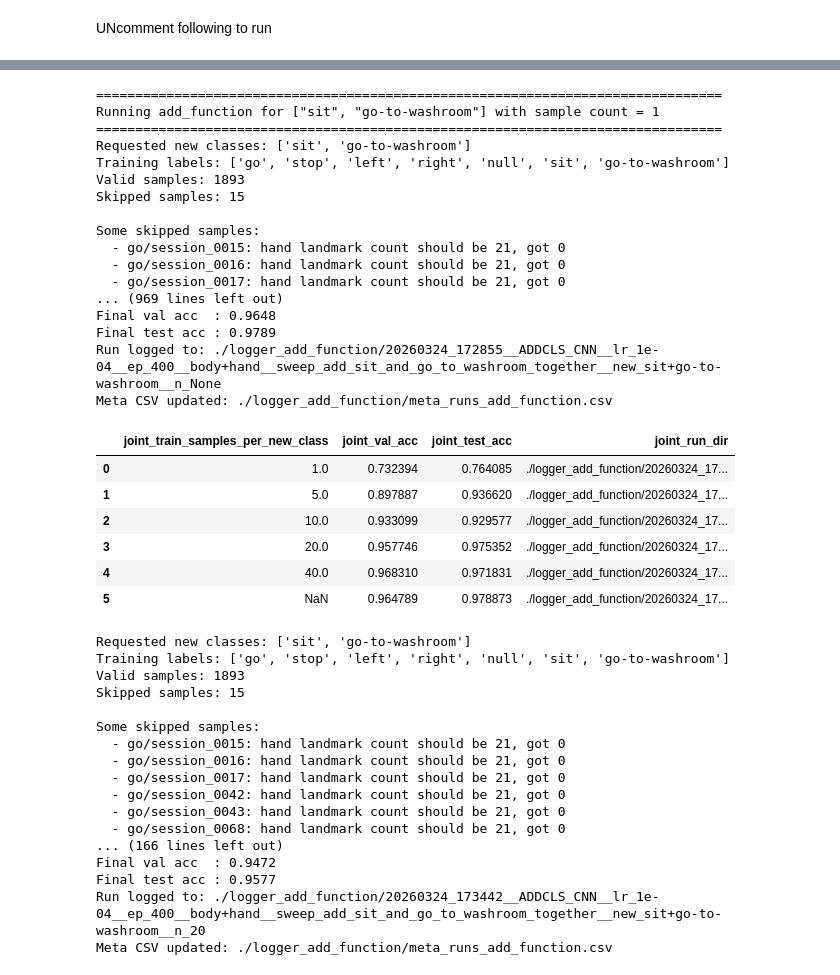
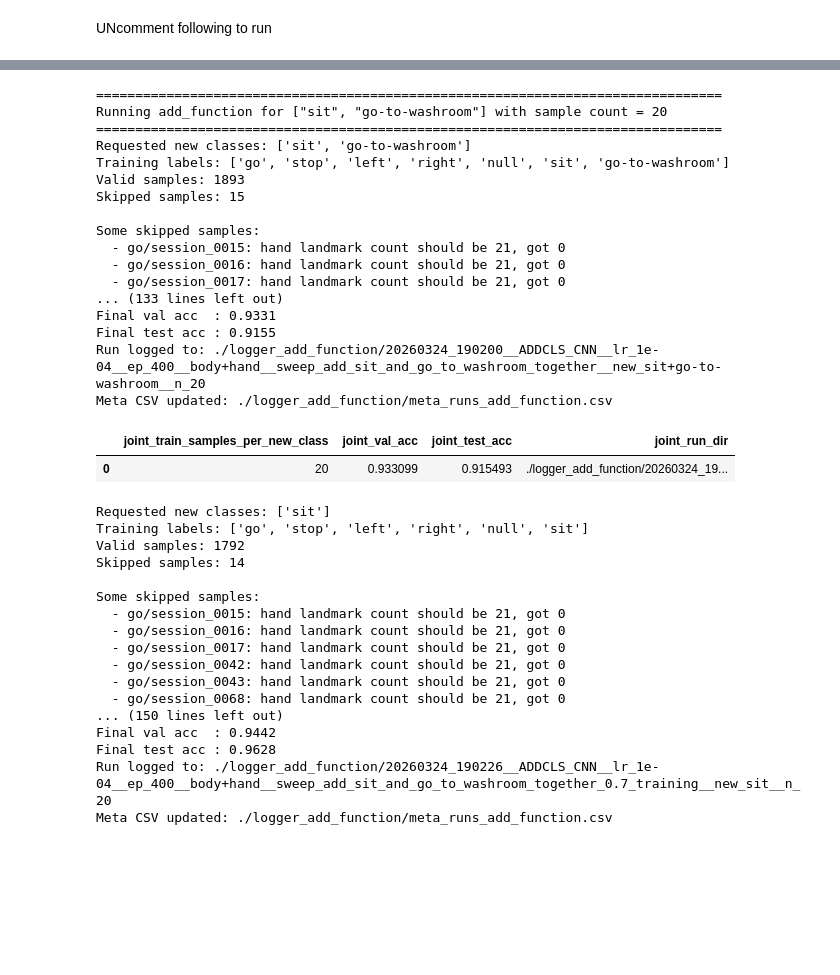
Before and after one commit to gaoqihan/Gesture-Classifier, a Jupyter notebook: gesture_classifier_multimodal.ipynb, the cells around one changed output, grey strips where cells are left out. Saved outputs shown, nothing was run; the diff lists cells and outputs as text; code cells hidden in the pictures; blank space fills up the shorter version.

```diff
--- a/gesture_classifier_multimodal.ipynb
+++ b/gesture_classifier_multimodal.ipynb
@@ -11,7 +11,7 @@ import numpy as np
 import torch
 from torch.utils.data import Dataset, DataLoader
 
-DATA_ROOT = "hand_dummy/data"
+DATA_ROOT = "hand_dummy/merged_data_2"
 
 VIDEO_INPUT_ENABLED = False
 BODY_POSE_INPUT_ENABLED = True
@@ -20,7 +20,7 @@ HAND_POSE_INPUT_ENABLED = True
 LABELS = ["go", "stop", "left", "right", "null"]
 
 # Use None to keep all 17 body landmarks
-BODY_LANDMARK_USED = [5, 6,7,  8,9, 10,11,12]
+BODY_LANDMARK_USED = [5, 6,8,10,11,12]
 
 BATCH_SIZE = 16
 NUM_WORKERS = 0
@@ -670,7 +671,7 @@ DROPOUT = 0.3
 # ------------------------------------------------
 # Early Stopping
 # ------------------------------------------------
-EARLY_STOPPING_PATIENCE = 10   # stop if no improvement for this many epochs
+EARLY_STOPPING_PATIENCE = 30   # stop if no improvement for this many epochs
 EARLY_STOPPING_MIN_DELTA = 1e-4  # minimum val loss improvement to count
 
 # ------------------------------------------------
@@ -2127,8 +2128,8 @@ from sklearn.metrics import confusion_matrix, classification_report, precision_r
 # ------------------------------------------------
 # Paths
 # ------------------------------------------------
-FINETUNING_DATA_ROOT = "./hand_dummy/data_finetune"
-PRETRAINED_RUN_DIR = "./logger/20260324_140858__CNN__lr_1e-04__ep_400__body+hand__early_fusion"
+FINETUNING_DATA_ROOT = "./hand_dummy/data_finetune_xueying"
+PRETRAINED_RUN_DIR = "logger/20260402_135721__CNN__lr_1e-04__ep_400__body+hand__early_fusion"
 FINETUNE_LOGGER_ROOT = "./logger_finetuning"
 
 os.makedirs(FINETUNE_LOGGER_ROOT, exist_ok=True)
@@ -2136,7 +2137,7 @@ os.makedirs(FINETUNE_LOGGER_ROOT, exist_ok=True)
 # ------------------------------------------------
 # Finetuning split
 # ------------------------------------------------
-FINETUNE_NUM_SAMPLES = 100
+FINETUNE_NUM_SAMPLES = 150
 FINETUNE_RANDOM_SEED = 42
 FINETUNE_STRATIFY = True
 
@@ -2149,7 +2150,7 @@ INFERENCE_ONLY = False   # True = no training, directly evaluate on new dataset
 # Finetuning training
 # ------------------------------------------------
 FINETUNE_EPOCHS = 200
-FINETUNE_LEARNING_RATE = 1e-2
+FINETUNE_LEARNING_RATE = 1e-4
 FINETUNE_WEIGHT_DECAY = 1e-4
 FINETUNE_BATCH_SIZE = 4
 FINETUNE_NUM_WORKERS = 0
@@ -3484,9 +3485,9 @@ ADD_FUNCTION_LOGGER_ROOT = "./logger_add_function"
 ADD_FUNCTION_RUN_NOTE = "add_new_class"
 
 # Split
-ADD_FUNCTION_TRAIN_RATIO = 0.2
-ADD_FUNCTION_VAL_RATIO = 0.4
-ADD_FUNCTION_TEST_RATIO = 0.4
+ADD_FUNCTION_TRAIN_RATIO = 0.7
+ADD_FUNCTION_VAL_RATIO = 0.15
+ADD_FUNCTION_TEST_RATIO = 0.15
 ADD_FUNCTION_RANDOM_SEED = 42
 ADD_FUNCTION_STRATIFY = True
 
@@ -4479,7 +4462,7 @@ Meta CSV updated: ./logger_add_function/meta_runs_add_function.csv
 # This tests joint addition:
 #   original -> [sit, go-to-washroom]
 
-JOINT_NEW_CLASS_SAMPLE_SWEEP = [1, 5, 10, 20, 40, None]
+JOINT_NEW_CLASS_SAMPLE_SWEEP = [20]
 
 BASE_PREVIOUS_RUN_DIR = PREVIOUS_RUN_DIR_FOR_EXPANSION
 
@@ -4496,59 +4479,54 @@ for n_joint in JOINT_NEW_CLASS_SAMPLE_SWEEP:
         new_class_train_samples=n_joint,   # applies to each requested new class
         init_mode="expand_from_checkpoint",
         previous_run_dir=BASE_PREVIOUS_RUN_DIR,
         logger_root=ADD_FUNCTION_LOGGER_ROOT,
         run_note="sweep_add_sit_and_go_to_washroom_together",
     )
 
     joint_sweep_results.append({
         "joint_train_samples_per_new_class": n_joint,
         "joint_val_acc": joint_result["val_metrics"]["acc"],
         "joint_test_acc": joint_result["test_metrics"]["acc"],
         "joint_run_dir": joint_result["run_dir"],
     })
 
 joint_sweep_df = pd.DataFrame(joint_sweep_results)
 display(joint_sweep_df)
 # %% [output]
 ================================================================================
-Running add_function for ["sit", "go-to-washroom"] with sample count = 1
+Running add_function for ["sit", "go-to-washroom"] with sample count = 20
 ================================================================================
 Requested new classes: ['sit', 'go-to-washroom']
 Training labels: ['go', 'stop', 'left', 'right', 'null', 'sit', 'go-to-washroom']
 Valid samples: 1893
 Skipped samples: 15
 
 Some skipped samples:
   - go/session_0015: hand landmark count should be 21, got 0
   - go/session_0016: hand landmark count should be 21, got 0
   - go/session_0017: hand landmark count should be 21, got 0
-... (969 lines left out)
-Final val acc  : 0.9648
-Final test acc : 0.9789
-Run logged to: ./logger_add_function/20260324_172855__ADDCLS_CNN__lr_1e-04__ep_400__body+hand__sweep_add_sit_and_go_to_washroom_together__new_sit+go-to-washroom__n_None
+... (133 lines left out)
+Final val acc  : 0.9331
+Final test acc : 0.9155
+Run logged to: ./logger_add_function/20260324_190200__ADDCLS_CNN__lr_1e-04__ep_400__body+hand__sweep_add_sit_and_go_to_washroom_together__new_sit+go-to-washroom__n_20
 Meta CSV updated: ./logger_add_function/meta_runs_add_function.csv
 |  | joint_train_samples_per_new_class | joint_val_acc | joint_test_acc | joint_run_dir |
-| 0 | 1.0 | 0.732394 | 0.764085 | ./logger_add_function/20260324_17... |
-| 1 | 5.0 | 0.897887 | 0.936620 | ./logger_add_function/20260324_17... |
-| 2 | 10.0 | 0.933099 | 0.929577 | ./logger_add_function/20260324_17... |
-| 3 | 20.0 | 0.957746 | 0.975352 | ./logger_add_function/20260324_17... |
-| 4 | 40.0 | 0.968310 | 0.971831 | ./logger_add_function/20260324_17... |
-| 5 | NaN | 0.964789 | 0.978873 | ./logger_add_function/20260324_17... |
+| 0 | 20 | 0.933099 | 0.915493 | ./logger_add_function/20260324_19... |
 # %%
 joint_result = add_function(
         data_root=ADD_FUNCTION_DATA_ROOT,
-        new_class_name=["sit", "go-to-washroom"],
+        new_class_name=["sit"],
         new_class_train_samples=20,   # applies to each requested new class
         init_mode="expand_from_checkpoint",
         previous_run_dir=BASE_PREVIOUS_RUN_DIR,
         logger_root=ADD_FUNCTION_LOGGER_ROOT,
-        run_note="sweep_add_sit_and_go_to_washroom_together",
+        run_note="sweep_add_sit_and_go_to_washroom_together_0.7_training",
     )
 # %% [output]
-Requested new classes: ['sit', 'go-to-washroom']
-Training labels: ['go', 'stop', 'left', 'right', 'null', 'sit', 'go-to-washroom']
-Valid samples: 1893
-Skipped samples: 15
+Requested new classes: ['sit']
+Training labels: ['go', 'stop', 'left', 'right', 'null', 'sit']
+Valid samples: 1792
+Skipped samples: 14
 
 Some skipped samples:
   - go/session_0015: hand landmark count should be 21, got 0
@@ -4557,8 +4535,8 @@ Some skipped samples:
   - go/session_0042: hand landmark count should be 21, got 0
   - go/session_0043: hand landmark count should be 21, got 0
   - go/session_0068: hand landmark count should be 21, got 0
-... (166 lines left out)
-Final val acc  : 0.9472
-Final test acc : 0.9577
-Run logged to: ./logger_add_function/20260324_173442__ADDCLS_CNN__lr_1e-04__ep_400__body+hand__sweep_add_sit_and_go_to_washroom_together__new_sit+go-to-washroom__n_20
+... (150 lines left out)
+Final val acc  : 0.9442
+Final test acc : 0.9628
+Run logged to: ./logger_add_function/20260324_190226__ADDCLS_CNN__lr_1e-04__ep_400__body+hand__sweep_add_sit_and_go_to_washroom_together_0.7_training__new_sit__n_20
 Meta CSV updated: ./logger_add_function/meta_runs_add_function.csv
```
Also changed, not shown: parts of 32 cells of this notebook, 3 other files.
